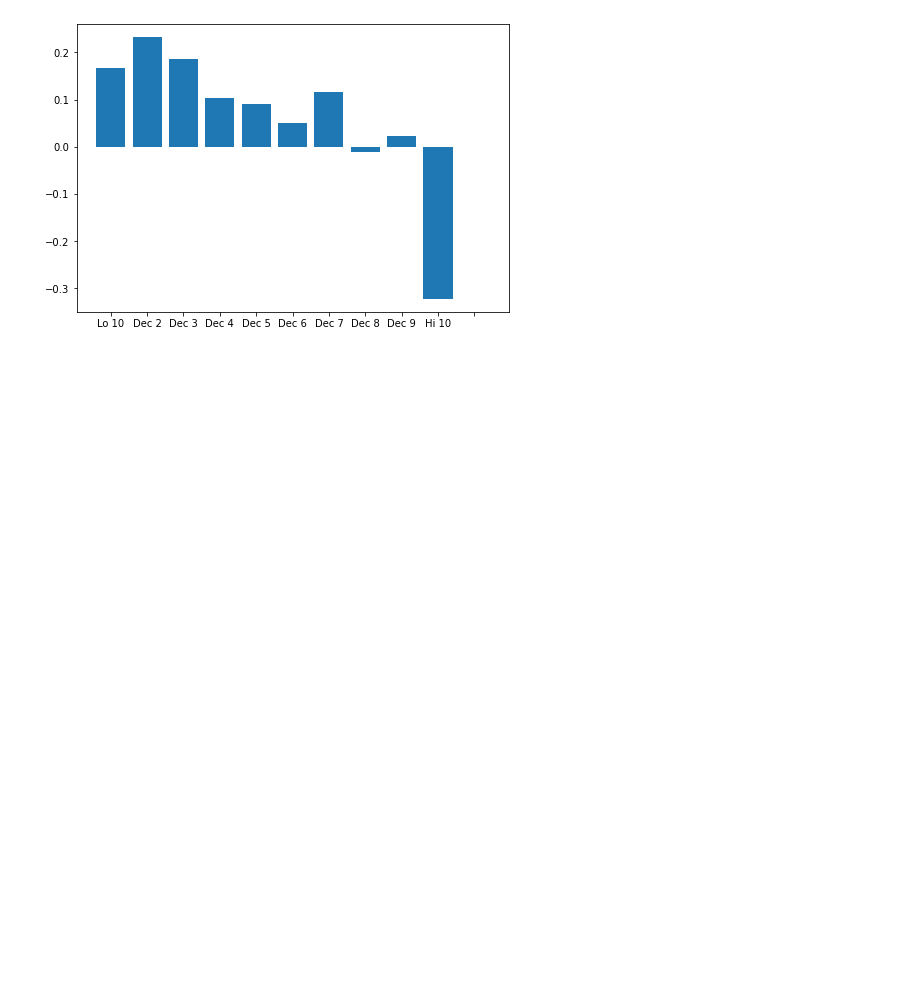
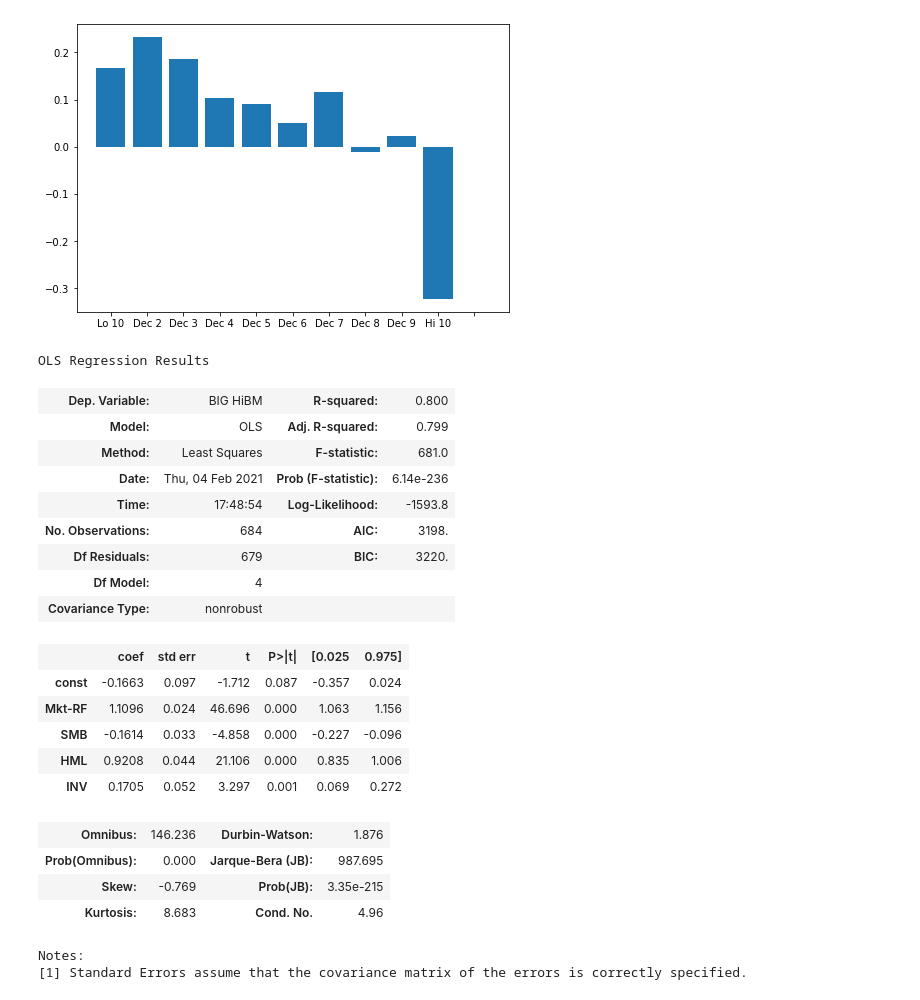
Before and after one commit to GeorgeHockey/asset-pricing, a Jupyter notebook: asset_pricing3.ipynb, the cells around one changed output. Saved outputs shown, nothing was run; the diff lists cells and outputs as text; code cells hidden in the pictures; blank space fills up the shorter version.

```diff
--- a/asset_pricing3.ipynb
+++ b/asset_pricing3.ipynb
@@ -88 +105,41 @@ def calc_GRS(alpha_vector, factor_dataframe, asset_returns):
+# %%
+# 3 d
+
+inv_alphas = []
+inv_tvalues = []
+inv_adj_rsq = []
+
+for column in portfolio_25_excess:
+    x = sm.add_constant(factors_inv)
+    y = portfolio_25_excess[column]
+    res = sm.OLS(y,x,cov_type="HC0").fit()
+    inv_alphas.append(res.params[0])
+    inv_tvalues =  res.params / x.std()
+    inv_tvalues.append(res.tvalues)
+    inv_adj_rsq.append(res.rsquared_adj)
+
+res.summary()
+# %% [output]
+OLS Regression Results
+| Dep. Variable: | BIG HiBM | R-squared: | 0.800 |
+| Model: | OLS | Adj. R-squared: | 0.799 |
+| Method: | Least Squares | F-statistic: | 681.0 |
+| Date: | Thu, 04 Feb 2021 | Prob (F-statistic): | 6.14e-236 |
+| Time: | 17:48:54 | Log-Likelihood: | -1593.8 |
+| No. Observations: | 684 | AIC: | 3198. |
+| Df Residuals: | 679 | BIC: | 3220. |
+| Df Model: | 4 |  |  |
+| Covariance Type: | nonrobust |  |  |
+|  | coef | std err | t | P>|t| | [0.025 | 0.975] |
+| const | -0.1663 | 0.097 | -1.712 | 0.087 | -0.357 | 0.024 |
+| Mkt-RF | 1.1096 | 0.024 | 46.696 | 0.000 | 1.063 | 1.156 |
+| SMB | -0.1614 | 0.033 | -4.858 | 0.000 | -0.227 | -0.096 |
+| HML | 0.9208 | 0.044 | 21.106 | 0.000 | 0.835 | 1.006 |
+| INV | 0.1705 | 0.052 | 3.297 | 0.001 | 0.069 | 0.272 |
+| Omnibus: | 146.236 | Durbin-Watson: | 1.876 |
+| Prob(Omnibus): | 0.000 | Jarque-Bera (JB): | 987.695 |
+| Skew: | -0.769 | Prob(JB): | 3.35e-215 |
+| Kurtosis: | 8.683 | Cond. No. | 4.96 |
+Notes:
+[1] Standard Errors assume that the covariance matrix of the errors is correctly specified.
 # %%
```
Also changed, not shown: parts of 9 cells of this notebook, 3 other files.
